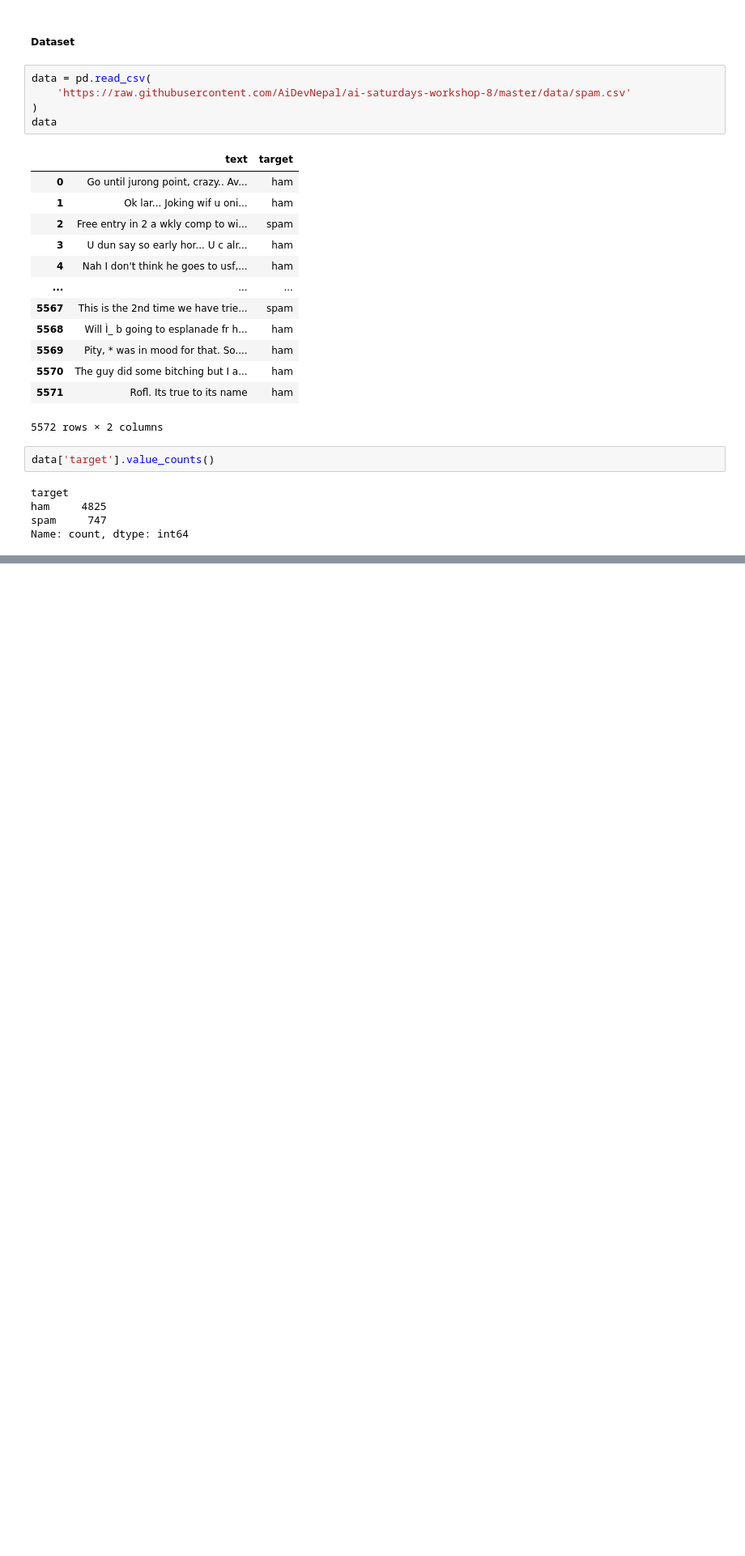
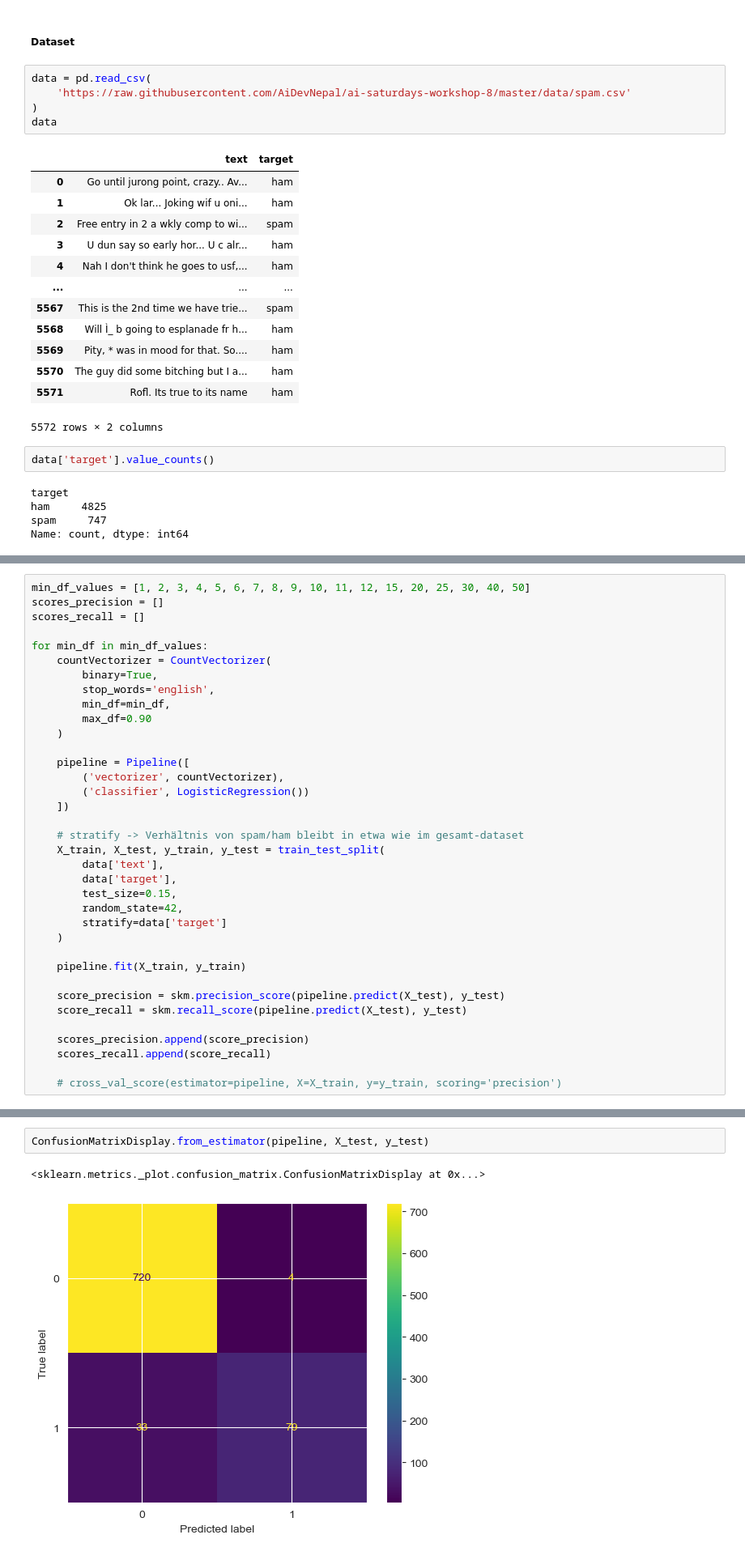
Before and after one commit to j0-ji/AI-class, a Jupyter notebook: week6/student_week6.ipynb, the cells around one changed output, grey strips where cells are left out. Shown at 81% size. Saved outputs shown, nothing was run; the diff lists cells and outputs as text; blank space fills up the shorter version.

```diff
--- a/week6/student_week6.ipynb
+++ b/week6/student_week6.ipynb
@@ -77,0 +99,36 @@ pipeline = Pipeline([
+# %%
+min_df_values = [1, 2, 3, 4, 5, 6, 7, 8, 9, 10, 11, 12, 15, 20, 25, 30, 40, 50]
+scores_precision = []
+scores_recall = []
+
+for min_df in min_df_values:
+    countVectorizer = CountVectorizer(
+        binary=True,
+        stop_words='english',
+        min_df=min_df,
+        max_df=0.90
+    )
+
+    pipeline = Pipeline([
+        ('vectorizer', countVectorizer),
+        ('classifier', LogisticRegression())
+    ])
+
+    # stratify -> Verhältnis von spam/ham bleibt in etwa wie im gesamt-dataset
+    X_train, X_test, y_train, y_test = train_test_split(
+        data['text'],
+        data['target'],
+        test_size=0.15,
+        random_state=42,
+        stratify=data['target']
+    )
+
+    pipeline.fit(X_train, y_train)
+
+    score_precision = skm.precision_score(pipeline.predict(X_test), y_test)
+    score_recall = skm.recall_score(pipeline.predict(X_test), y_test)
+
+    scores_precision.append(score_precision)
+    scores_recall.append(score_recall)
+
+    # cross_val_score(estimator=pipeline, X=X_train, y=y_train, scoring='precision')
@@ -77,0 +153,5 @@ pipeline = Pipeline([
+# %%
+ConfusionMatrixDisplay.from_estimator(pipeline, X_test, y_test)
+# %% [output]
+<sklearn.metrics._plot.confusion_matrix.ConfusionMatrixDisplay at 0x...>
+[figure, added]
```
Also changed, not shown: parts of 12 cells of this notebook, 1 other file.
